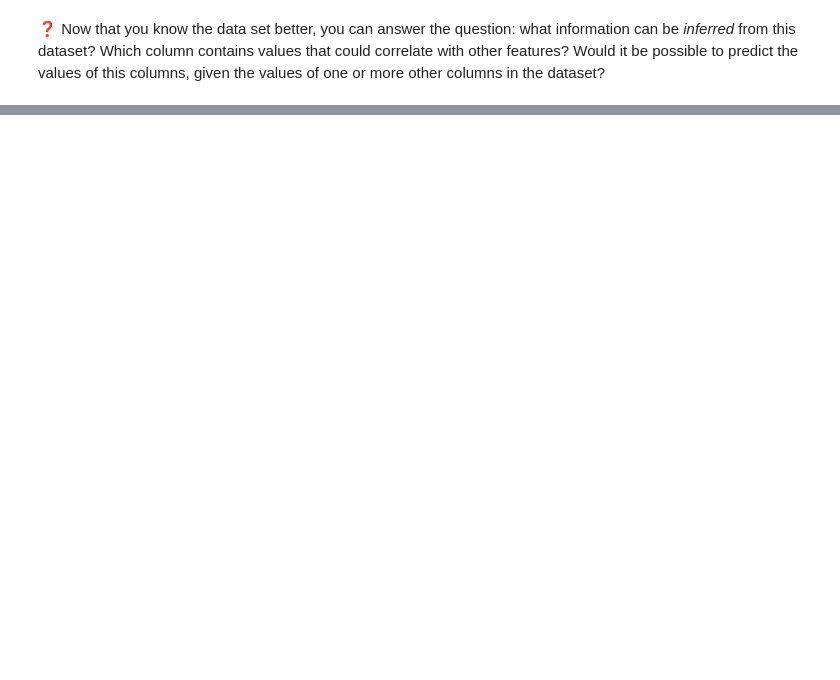
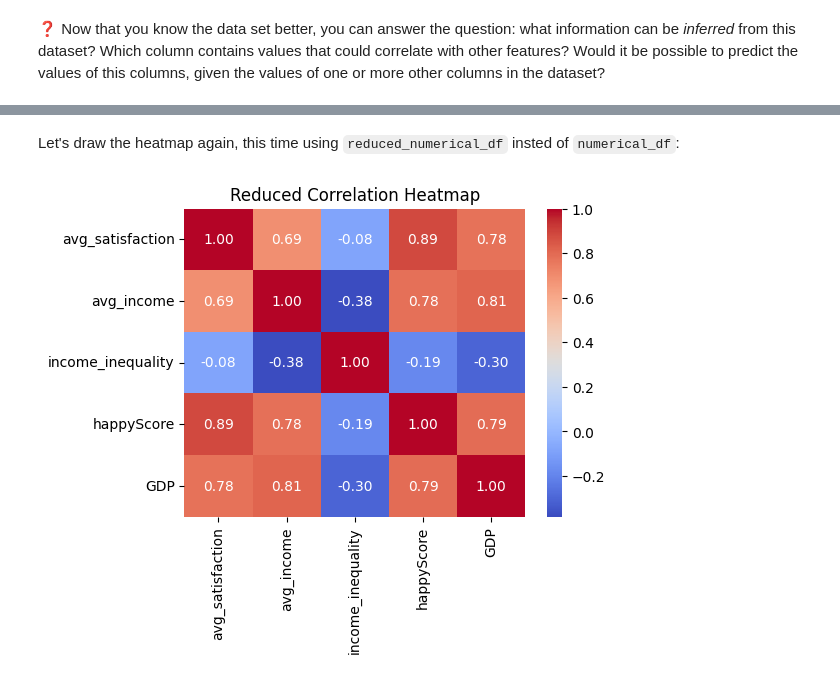
Before and after one commit to HERMES-DKZ/data_challenges_data_carpentries, a Jupyter notebook: data_carpentries/statistical_inference_data_visualization_for_humanities.ipynb, the cells around one changed output, grey strips where cells are left out. Cells and saved outputs as stored; diff of their text form; code cells hidden in the pictures; blank space fills up the shorter version.

```diff
--- a/data_carpentries/statistical_inference_data_visualization_for_humanities.ipynb
+++ b/data_carpentries/statistical_inference_data_visualization_for_humanities.ipynb
@@ -243,0 +218,3 @@ plt.show()
+# %%
+reduced_numerical_df=numerical_df.drop(['adjusted_satisfaction', 'std_satisfaction', 'median_income'], axis=1)
+reduced_numerical_df.head()
@@ -243,0 +228,10 @@ plt.show()
+# %% [markdown]
+Let's draw the heatmap again, this time using `reduced_numerical_df` insted of `numerical_df`:
+# %%
+corr= reduced_numerical_df.corr(method='pearson')
+plt.figure(figsize=(5.5, 4))
+sns.heatmap(corr, annot=True, fmt=".2f", cmap='coolwarm', cbar=True)
+plt.title('Reduced Correlation Heatmap')
+plt.show()
+# %% [output]
+[figure, added]
```
Also changed, not shown: parts of 39 cells of this notebook.
